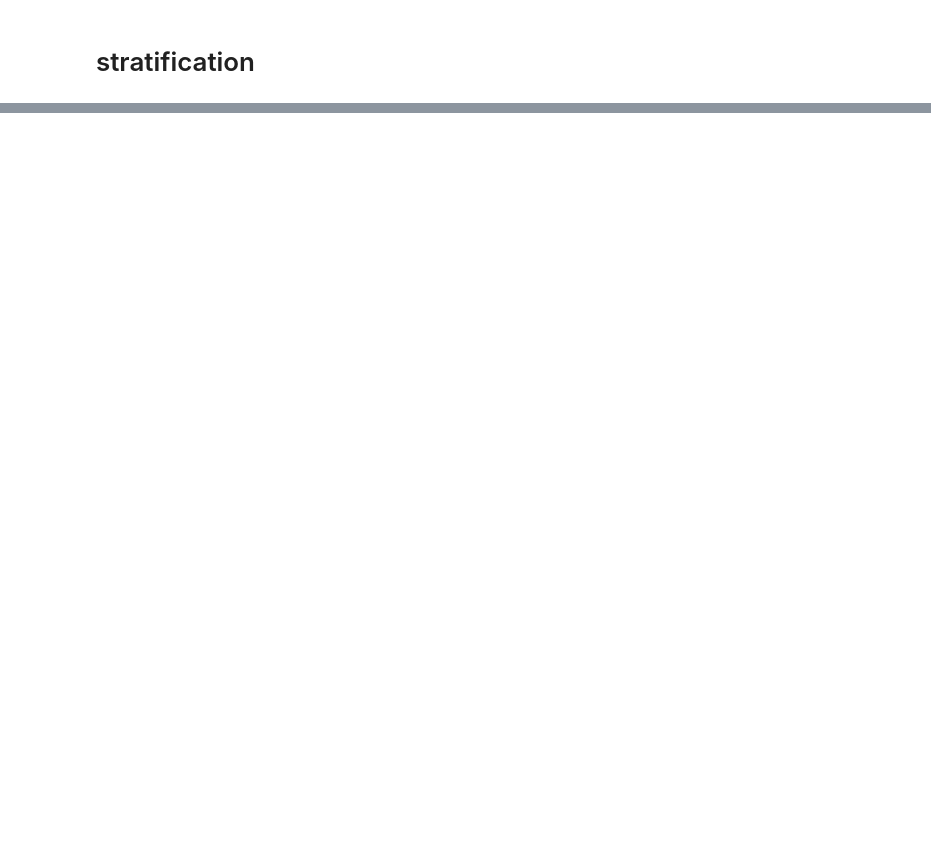
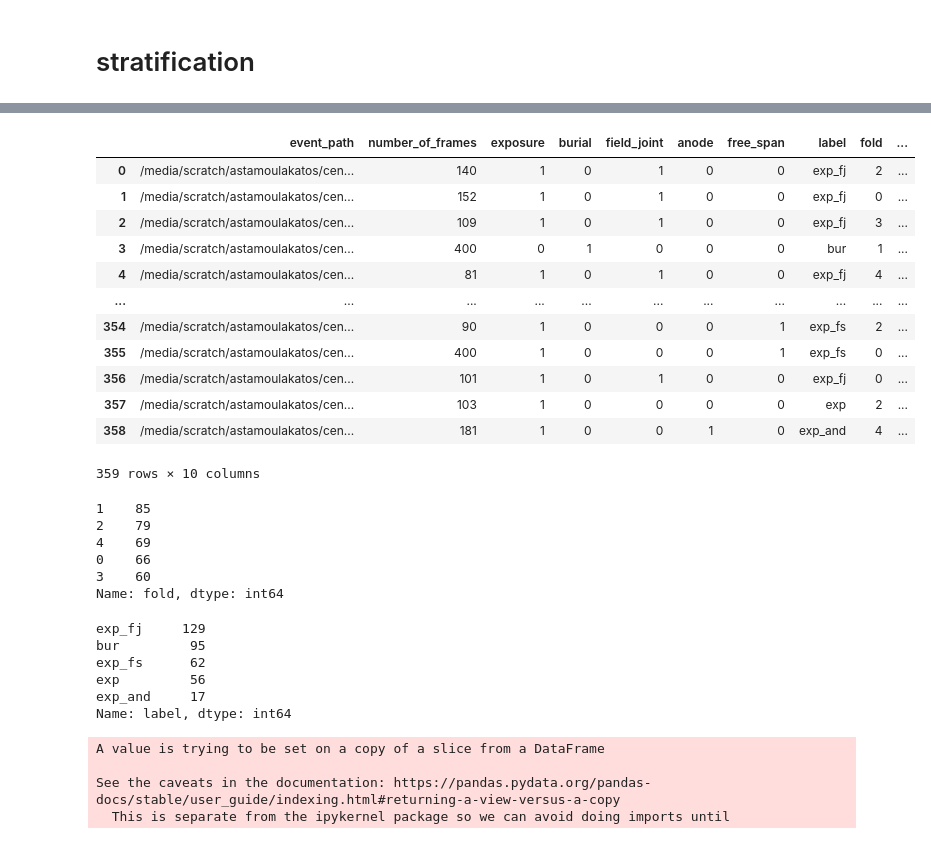
Before and after one commit to stamtron/thesis-second-dataset-extraction, a Jupyter notebook: data-statistics-split-stratification-label/10-more-balanced-big-dataset.ipynb, the cells around one changed output, grey strips where cells are left out. Drawn from its saved outputs; the diff is of its cells as text; code cells hidden in the pictures; blank space fills up the shorter version.

```diff
--- a/data-statistics-split-stratification-label/10-more-balanced-big-dataset.ipynb
+++ b/data-statistics-split-stratification-label/10-more-balanced-big-dataset.ipynb
@@ -353,0 +414,49 @@ df.stratify_group.value_counts()
+# %%
+df = pd.read_csv('../important_csvs/more_balanced_dataset/more_balanced_stratified.csv')
+# %%
+df = df.sample(frac=0.5)
+# %%
+df = df.reset_index(drop=True)
+# %%
+df
+# %% [output]
+|  | event_path | number_of_frames | exposure | burial | field_joint | anode | free_span | label | fold | ... |
+| 0 | /media/scratch/astamoulakatos/cen... | 140 | 1 | 0 | 1 | 0 | 0 | exp_fj | 2 | ... |
+| 1 | /media/scratch/astamoulakatos/cen... | 152 | 1 | 0 | 1 | 0 | 0 | exp_fj | 0 | ... |
+| 2 | /media/scratch/astamoulakatos/cen... | 109 | 1 | 0 | 1 | 0 | 0 | exp_fj | 3 | ... |
+| 3 | /media/scratch/astamoulakatos/cen... | 400 | 0 | 1 | 0 | 0 | 0 | bur | 1 | ... |
+| 4 | /media/scratch/astamoulakatos/cen... | 81 | 1 | 0 | 1 | 0 | 0 | exp_fj | 4 | ... |
+| ... | ... | ... | ... | ... | ... | ... | ... | ... | ... | ... |
+| 354 | /media/scratch/astamoulakatos/cen... | 90 | 1 | 0 | 0 | 0 | 1 | exp_fs | 2 | ... |
+| 355 | /media/scratch/astamoulakatos/cen... | 400 | 1 | 0 | 0 | 0 | 1 | exp_fs | 0 | ... |
+| 356 | /media/scratch/astamoulakatos/cen... | 101 | 1 | 0 | 1 | 0 | 0 | exp_fj | 0 | ... |
+| 357 | /media/scratch/astamoulakatos/cen... | 103 | 1 | 0 | 0 | 0 | 0 | exp | 2 | ... |
+| 358 | /media/scratch/astamoulakatos/cen... | 181 | 1 | 0 | 0 | 1 | 0 | exp_and | 4 | ... |
+359 rows × 10 columns
+# %%
+df.fold.value_counts()
+# %% [output]
+1    85
+2    79
+4    69
+0    66
+3    60
+Name: fold, dtype: int64
+# %%
+df.label.value_counts()
+# %% [output]
+exp_fj     129
+bur         95
+exp_fs      62
+exp         56
+exp_and     17
+Name: label, dtype: int64
+# %%
+for i in range(len(df)):
+    if (df.label[i] != 'exp'):
+        df.exposure[i] = 0
+# %% [output]
+A value is trying to be set on a copy of a slice from a DataFrame
+
+See the caveats in the documentation: https://pandas.pydata.org/pandas-docs/stable/user_guide/indexing.html#returning-a-view-versus-a-copy
+  This is separate from the ipykernel package so we can avoid doing imports until
```
Also changed, not shown: parts of 13 cells of this notebook, 7 other files.
